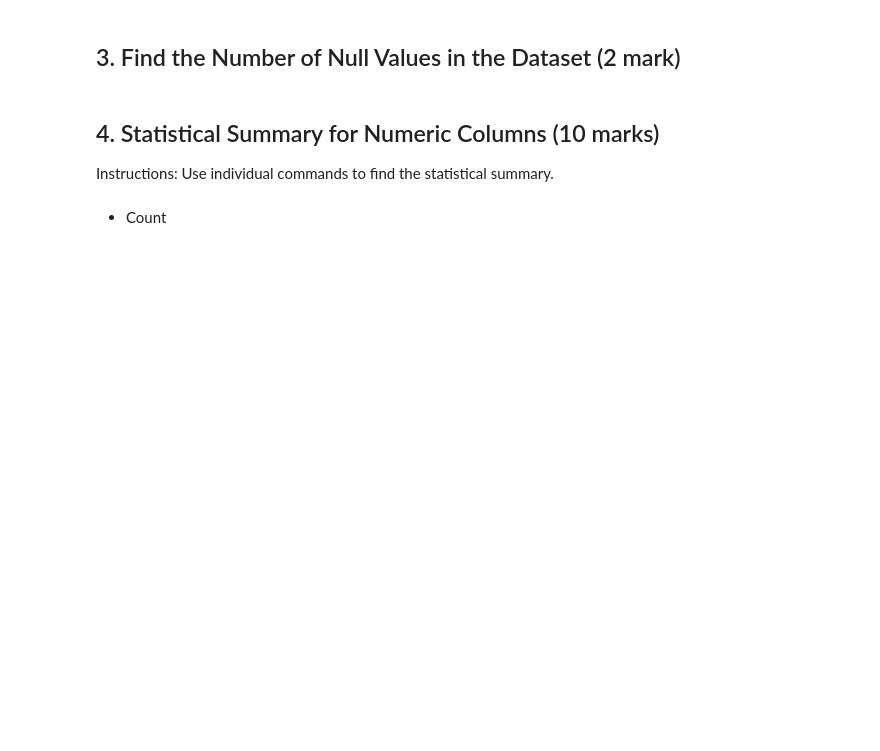
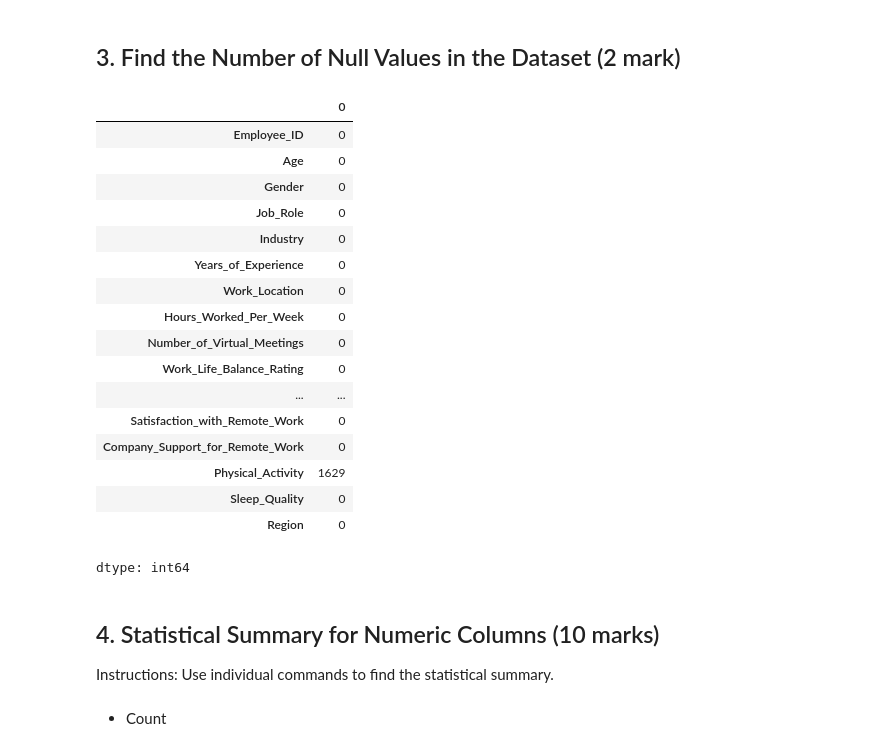
Before and after one commit to shiftkey-labs/PythonDA-course, a Jupyter notebook: Assessment/Data_Analytics_with_Python_Assessment.ipynb, the cells around one changed output. Cells and saved outputs as stored; diff of their text form; code cells hidden in the pictures; blank space fills up the shorter version.

```diff
--- a/Assessment/Data_Analytics_with_Python_Assessment.ipynb
+++ b/Assessment/Data_Analytics_with_Python_Assessment.ipynb
@@ -82,6 +200,26 @@ Dataset source: Kaggle (https://www.kaggle.com/datasets/waqi786/remote-work-and-
 ## 3. Find the Number of Null Values in the Dataset (2 mark)
 # %%
 # Write code here
+df.isna().sum()
+# %% [output]
+|  | 0 |
+| Employee_ID | 0 |
+| Age | 0 |
+| Gender | 0 |
+| Job_Role | 0 |
+| Industry | 0 |
+| Years_of_Experience | 0 |
+| Work_Location | 0 |
+| Hours_Worked_Per_Week | 0 |
+| Number_of_Virtual_Meetings | 0 |
+| Work_Life_Balance_Rating | 0 |
+| ... | ... |
+| Satisfaction_with_Remote_Work | 0 |
+| Company_Support_for_Remote_Work | 0 |
+| Physical_Activity | 1629 |
+| Sleep_Quality | 0 |
+| Region | 0 |
+dtype: int64
 # %% [markdown]
 ## 4. Statistical Summary for Numeric Columns (10 marks)
 Instructions: Use individual commands to find the statistical summary.
```
Also changed, not shown: parts of 17 cells of this notebook.
